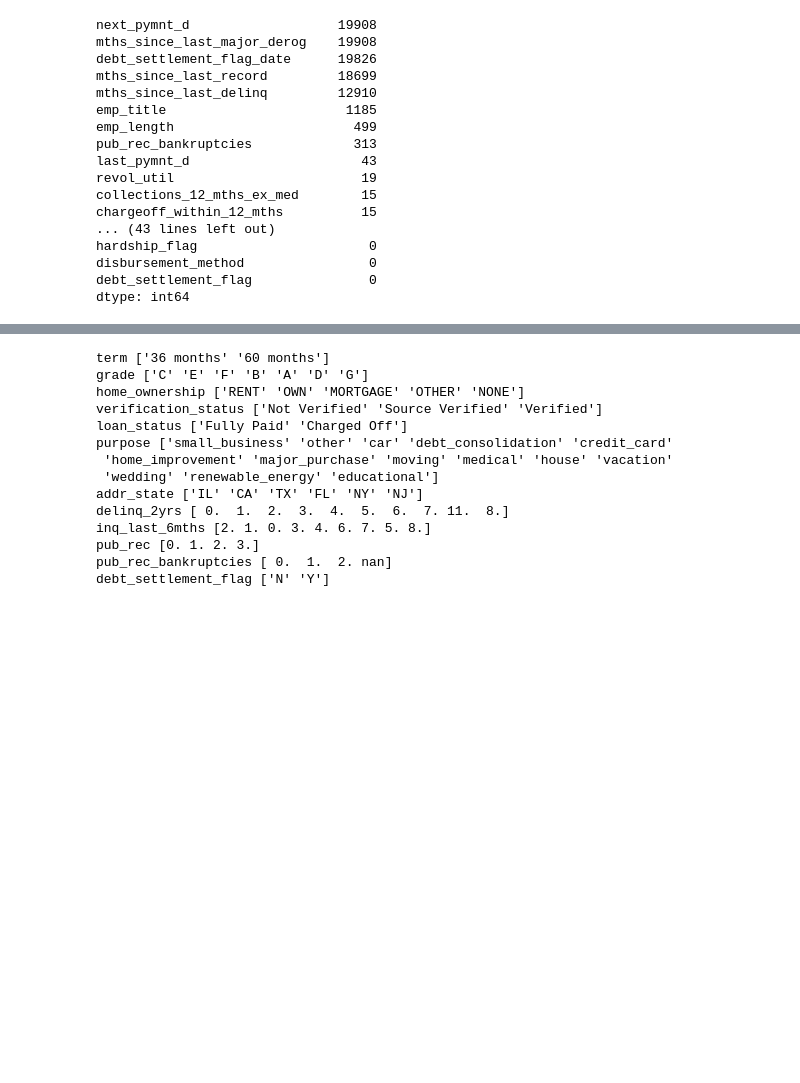
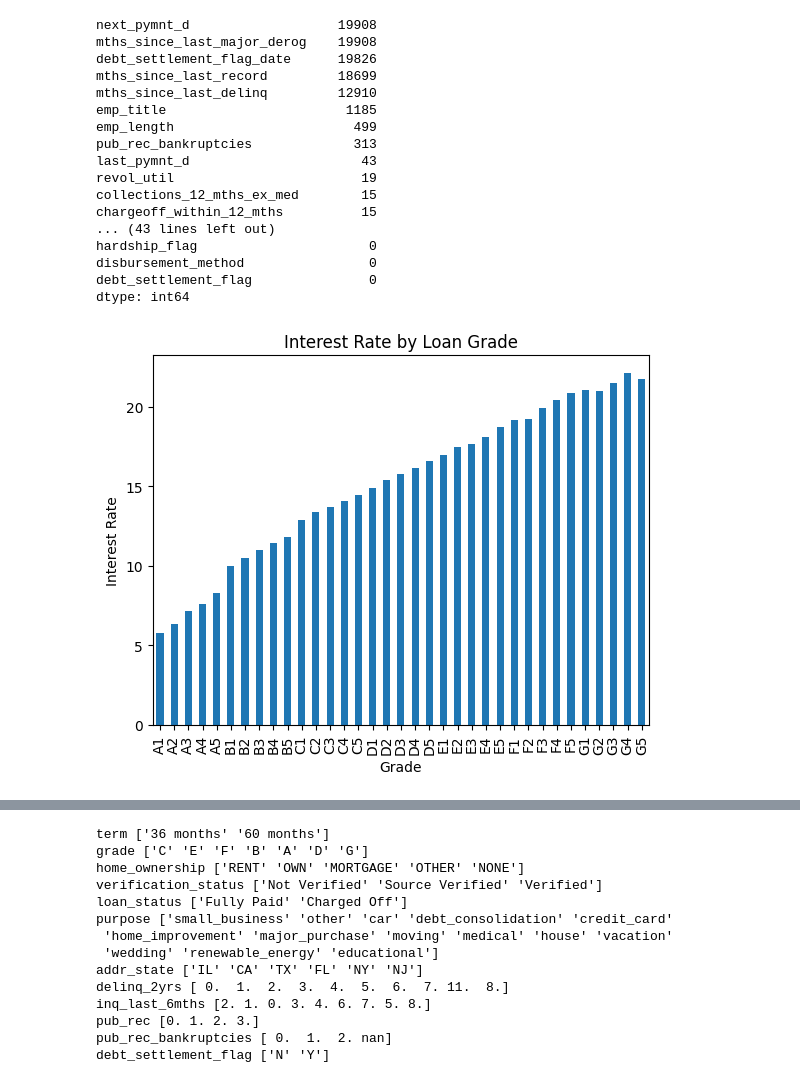
Before and after one commit to heathernfran/lending_club_notebooks, a Jupyter notebook: exploratory_data_analysis.ipynb, the cells around one changed output, grey strips where cells are left out. Cells and saved outputs as stored; diff of their text form; code cells hidden in the pictures; blank space fills up the shorter version.

```diff
--- a/exploratory_data_analysis.ipynb
+++ b/exploratory_data_analysis.ipynb
@@ -112,0 +124,13 @@ loan_df.drop(
+# %%
+# Sub grade has too many categorical variables (A through G, 1 through 5)
+# Grade categorical variables range from grade A through G
+# Grade captures sufficient credit risk for loans. For sub grade, may want to know at more granular level - significant difference?
+loan_df["sub_grade"].value_counts()
+
+AvgIntByGrade = loan_df.groupby("sub_grade").agg("int_rate").mean().plot.bar()
+plt.title("Interest Rate by Loan Grade")
+plt.xlabel("Grade")
+plt.ylabel("Interest Rate")
+plt.show()
+# %% [output]
+[figure, added]
```
Also changed, not shown: parts of 14 cells of this notebook, 1 other file.
